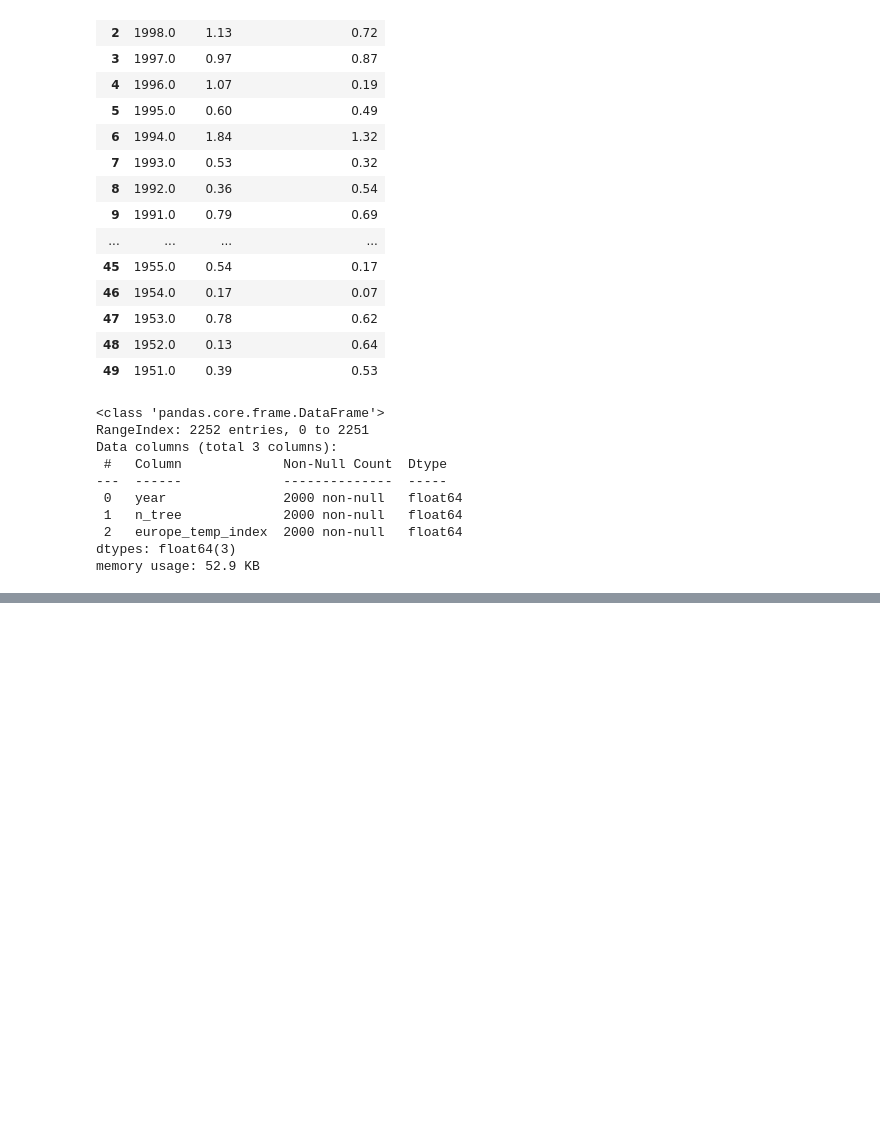
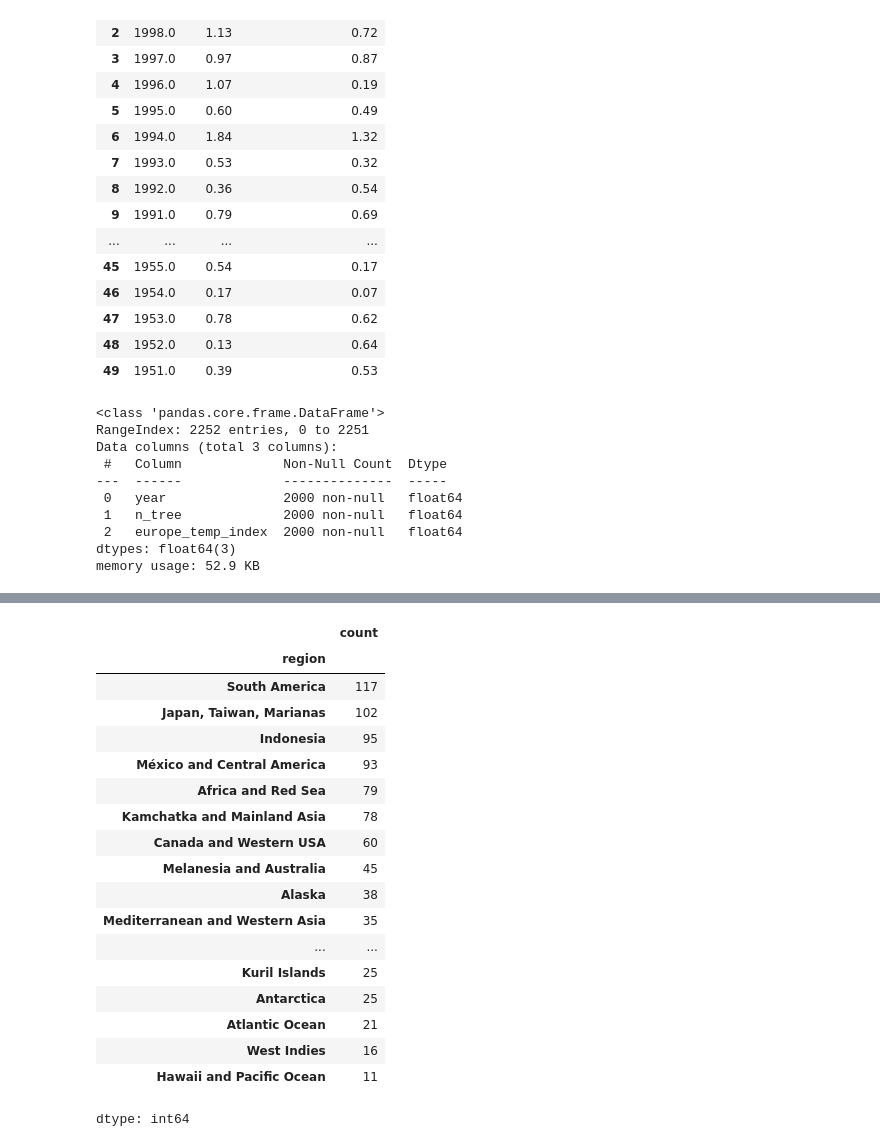
Before and after one commit to RoihansLab/Data-Mining-Project, a Jupyter notebook: Volcano_eruption.ipynb, the cells around one changed output, grey strips where cells are left out. Drawn from its saved outputs; the diff is of its cells as text; code cells hidden in the pictures; blank space fills up the shorter version.

```diff
--- a/Volcano_eruption.ipynb
+++ b/Volcano_eruption.ipynb
@@ -303,3 +304,25 @@ df_volcano.head(50)
+# %%
+df_volcano['region'].value_counts()
+# %% [output]
+|  | count |
+| region |  |
+| South America | 117 |
+| Japan, Taiwan, Marianas | 102 |
+| Indonesia | 95 |
+| México and Central America | 93 |
+| Africa and Red Sea | 79 |
+| Kamchatka and Mainland Asia | 78 |
+| Canada and Western USA | 60 |
+| Melanesia and Australia | 45 |
+| Alaska | 38 |
+| Mediterranean and Western Asia | 35 |
+| ... | ... |
+| Kuril Islands | 25 |
+| Antarctica | 25 |
+| Atlantic Ocean | 21 |
+| West Indies | 16 |
+| Hawaii and Pacific Ocean | 11 |
+dtype: int64
 # %%
 df_volcano.info()
 # %% [output]
```
Also changed, not shown: parts of 4 cells of this notebook.
